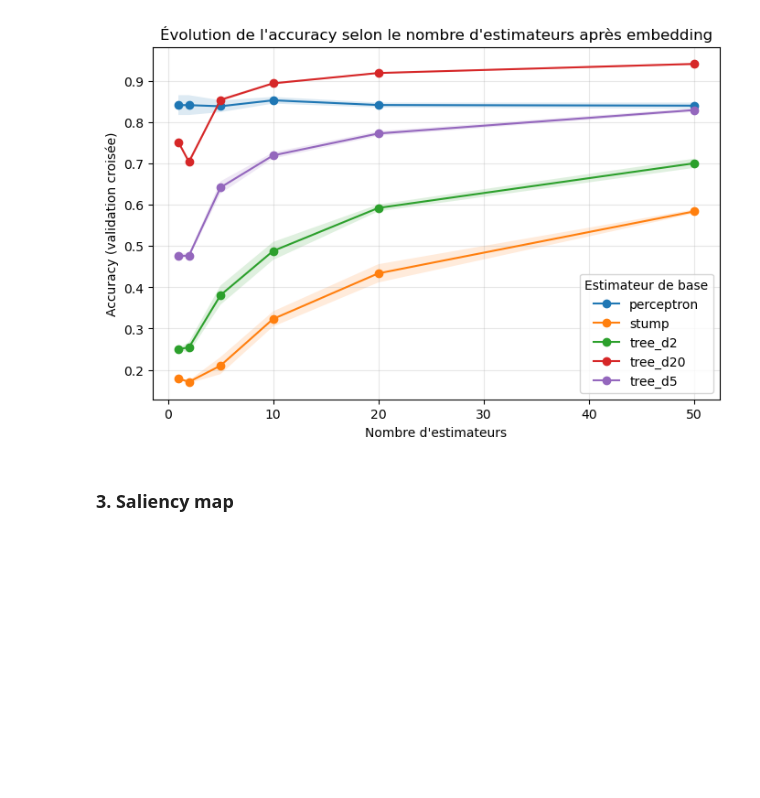
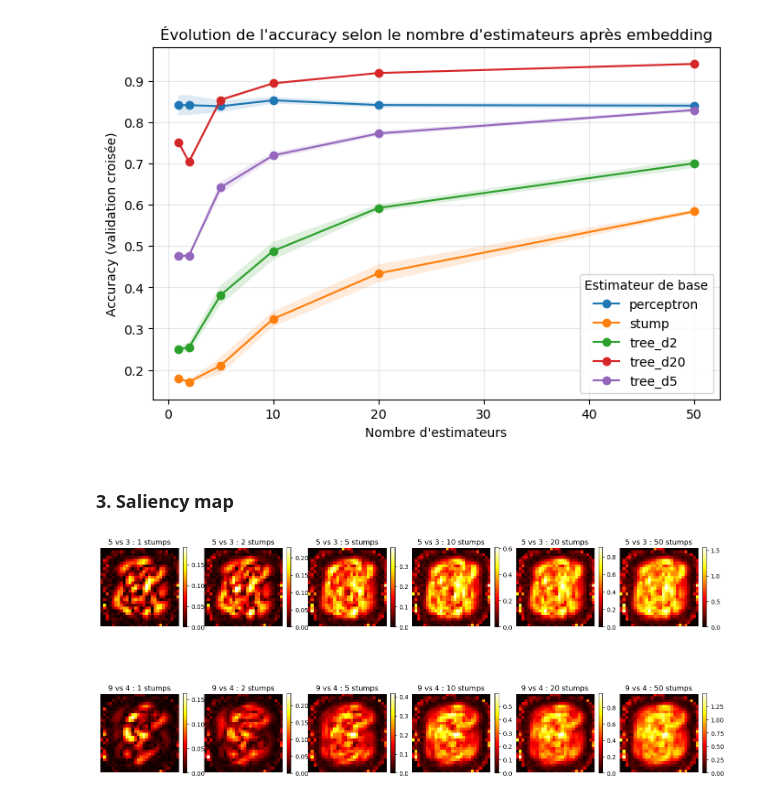
Before and after one commit to jnotarangelo/AdaBoost, a Jupyter notebook: Restitution.ipynb, the cells around one changed output. Cells and saved outputs as stored; diff of their text form; code cells hidden in the pictures; blank space fills up the shorter version.

```diff
--- a/Restitution.ipynb
+++ b/Restitution.ipynb
@@ -528,9 +529,9 @@ def preparer(chiffres_1, chiffres_0):
 
 cas = {"3 vs 8": preparer([3], [8]),
        "0-4 vs 5-9": preparer([0, 1, 2, 3, 4], [5, 6, 7, 8, 9])}
-etapes = [5, 10, 20, 50, 100]
+etapes = [1, 2, 5, 10, 20, 50]
 
-fig, axes = plt.subplots(2, 5, figsize=(18, 8))
+fig, axes = plt.subplots(2, 6, figsize=(18, 8))
 
 for i, (nom, (X_tr, y_tr)) in enumerate(cas.items()):
     for j, n in enumerate(etapes):
@@ -781,3 +782,40 @@ plt.show()
 [figure]
 # %% [markdown]
 ### 3. Saliency map
+# %%
+def carte_saillance_embedding(model, X_img):
+    """Carte de saillance renvoyée dans l'espace des pixels par W1."""
+    s = np.zeros(n_hidden)                               # importance par neurone
+    for stump, alpha in zip(model.estimators_, model.estimator_weights_):
+        j = stump.tree_.feature[0]                       # neurone testé par le stump
+        if j >= 0:                                       # -2 = pas de test
+            s[j] += alpha
+    h = embed(mlp, X_img).mean(axis=0)                   # activité mesurée (64,)
+    u = s * h                                           # importance × activité
+    return (np.abs(mlp.coefs_[0]) @ u).reshape(28, 28)
+# %%
+mask_5v3 = (y_train == 3) | (y_train == 5)
+mask_9v4 = (y_train == 9) | (y_train == 4)
+
+cas = {"5 vs 3": (E_train[mask_5v3], (y_train[mask_5v3] == 3).astype(int), X_train[mask_5v3]),
+       "9 vs 4": (E_train[mask_9v4], (y_train[mask_9v4] == 9).astype(int), X_train[mask_9v4])}
+
+etapes = [1,2, 5, 10, 20, 50]
+
+fig, axes = plt.subplots(len(cas), len(etapes), figsize=(18, 8))
+
+for i, (nom, (E_tr, y_tr, X_img)) in enumerate(cas.items()):
+    for k, n in enumerate(etapes):
+        model = AdaBoostClassifier(estimator=DecisionTreeClassifier(max_depth=1),
+                                   n_estimators=n, random_state=seed)
+        model.fit(E_tr, y_tr)
+
+        carte = carte_saillance_embedding(model, X_img)
+        im = axes[i, k].imshow(carte, cmap="hot")
+        axes[i, k].set_title(f"{nom} : {n} stumps")
+        axes[i, k].axis("off")
+        fig.colorbar(im, ax=axes[i, k], fraction=0.046)
+
+plt.savefig("images/saillance_map/saillance_embedding.png", dpi=300, bbox_inches="tight")
+# %% [output]
+[figure, added]
```
Also changed, not shown: parts of 17 cells of this notebook, 2 other files.
